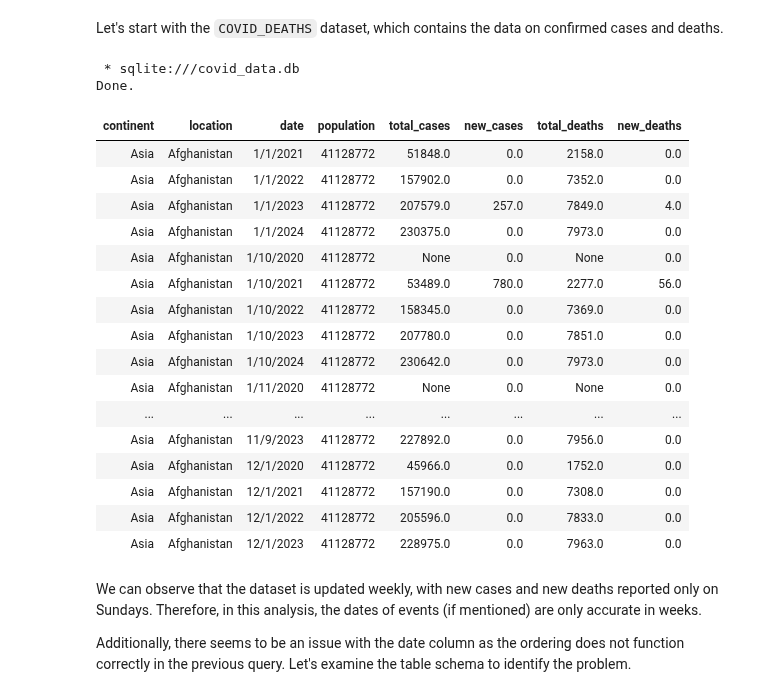
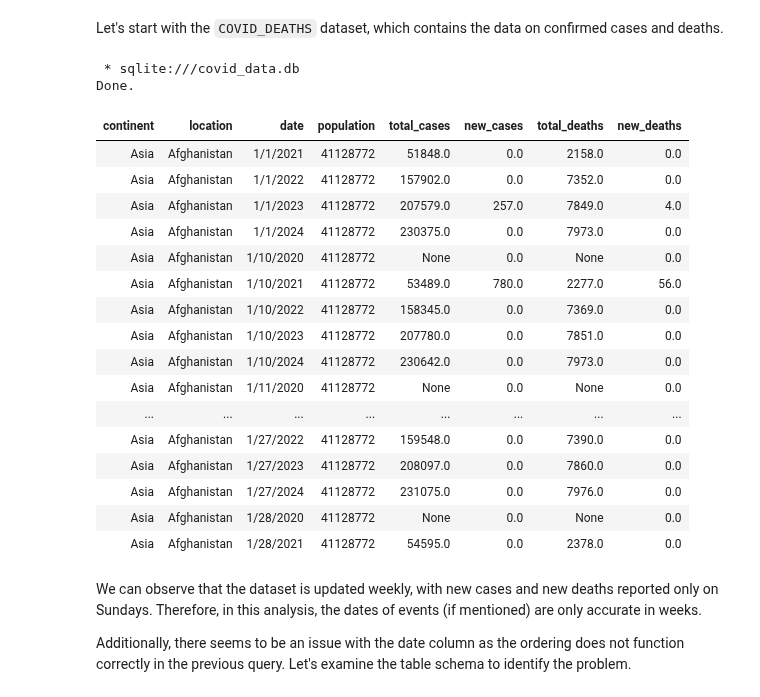
Before and after one commit to hienphan161/covid-data-exploration-with-sql, a Jupyter notebook: Exploring_COVID_19_Data_An_In_depth_Analysis.ipynb, the cells around one changed output. Cells and saved outputs as stored; diff of their text form; code cells hidden in the pictures.

```diff
--- a/Exploring_COVID_19_Data_An_In_depth_Analysis.ipynb
+++ b/Exploring_COVID_19_Data_An_In_depth_Analysis.ipynb
@@ -123,29 +123,29 @@ Let's start with the `COVID_DEATHS` dataset, which contains the data on confirme
 # %%
 %%sql
 SELECT continent, location, date, population, total_cases, new_cases, total_deaths, new_deaths
 FROM COVID_DEATHS
 ORDER BY location, date
-LIMIT 1000 -- due to limited resources
+LIMIT 100 -- due to limited resources
 # %% [output]
  * sqlite:///covid_data.db
 Done.
 | continent | location | date | population | total_cases | new_cases | total_deaths | new_deaths |
 | Asia | Afghanistan | 1/1/2021 | 41128772 | 51848.0 | 0.0 | 2158.0 | 0.0 |
 | Asia | Afghanistan | 1/1/2022 | 41128772 | 157902.0 | 0.0 | 7352.0 | 0.0 |
 | Asia | Afghanistan | 1/1/2023 | 41128772 | 207579.0 | 257.0 | 7849.0 | 4.0 |
 | Asia | Afghanistan | 1/1/2024 | 41128772 | 230375.0 | 0.0 | 7973.0 | 0.0 |
 | Asia | Afghanistan | 1/10/2020 | 41128772 | None | 0.0 | None | 0.0 |
 | Asia | Afghanistan | 1/10/2021 | 41128772 | 53489.0 | 780.0 | 2277.0 | 56.0 |
 | Asia | Afghanistan | 1/10/2022 | 41128772 | 158345.0 | 0.0 | 7369.0 | 0.0 |
 | Asia | Afghanistan | 1/10/2023 | 41128772 | 207780.0 | 0.0 | 7851.0 | 0.0 |
 | Asia | Afghanistan | 1/10/2024 | 41128772 | 230642.0 | 0.0 | 7973.0 | 0.0 |
 | Asia | Afghanistan | 1/11/2020 | 41128772 | None | 0.0 | None | 0.0 |
 | ... | ... | ... | ... | ... | ... | ... | ... |
-| Asia | Afghanistan | 11/9/2023 | 41128772 | 227892.0 | 0.0 | 7956.0 | 0.0 |
-| Asia | Afghanistan | 12/1/2020 | 41128772 | 45966.0 | 0.0 | 1752.0 | 0.0 |
-| Asia | Afghanistan | 12/1/2021 | 41128772 | 157190.0 | 0.0 | 7308.0 | 0.0 |
-| Asia | Afghanistan | 12/1/2022 | 41128772 | 205596.0 | 0.0 | 7833.0 | 0.0 |
-| Asia | Afghanistan | 12/1/2023 | 41128772 | 228975.0 | 0.0 | 7963.0 | 0.0 |
+| Asia | Afghanistan | 1/27/2022 | 41128772 | 159548.0 | 0.0 | 7390.0 | 0.0 |
+| Asia | Afghanistan | 1/27/2023 | 41128772 | 208097.0 | 0.0 | 7860.0 | 0.0 |
+| Asia | Afghanistan | 1/27/2024 | 41128772 | 231075.0 | 0.0 | 7976.0 | 0.0 |
+| Asia | Afghanistan | 1/28/2020 | 41128772 | None | 0.0 | None | 0.0 |
+| Asia | Afghanistan | 1/28/2021 | 41128772 | 54595.0 | 0.0 | 2378.0 | 0.0 |
 # %% [markdown]
 We can observe that the dataset is updated weekly, with new cases and new deaths reported only on Sundays. Therefore, in this analysis, the dates of events (if mentioned) are only accurate in weeks.
 
```
Also changed, not shown: parts of 6 cells of this notebook.
